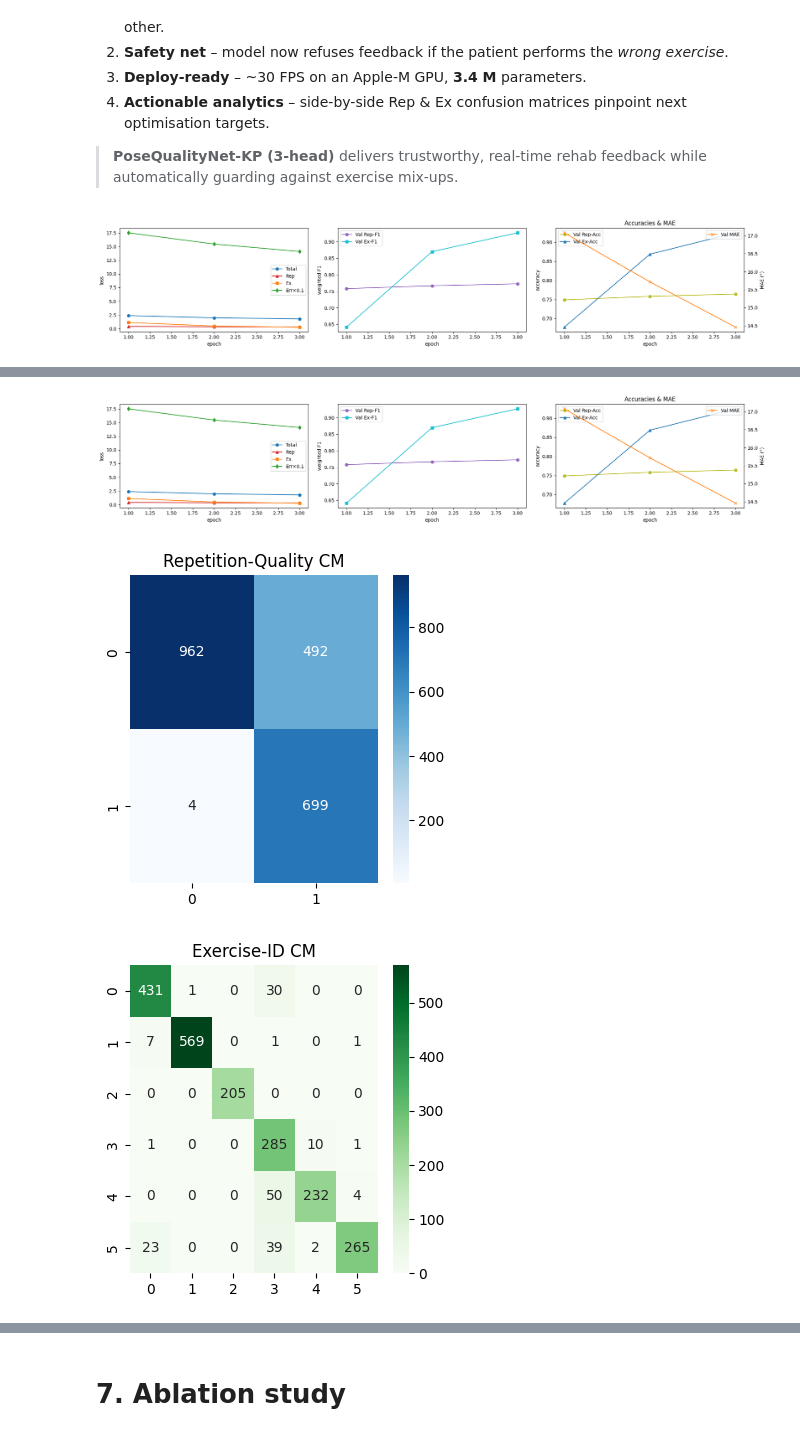
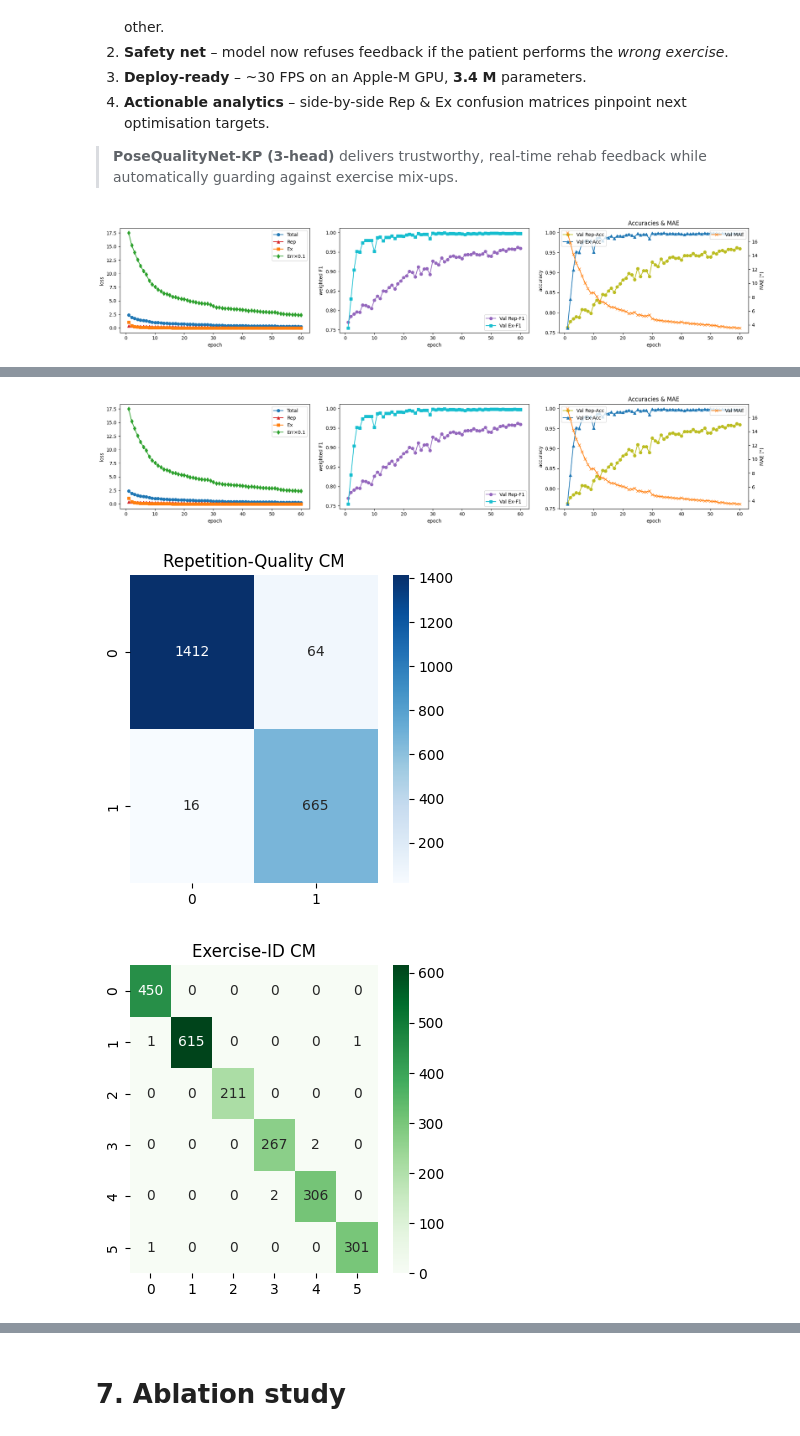
Before and after one commit to IS06-Jithin/RehabApp, a Jupyter notebook: model-training-scripts/model_training_keypoint_based_with_window_and_feedback.ipynb, the cells around one changed output, grey strips where cells are left out. Cells and saved outputs as stored; diff of their text form; code cells hidden in the pictures.

```diff
--- a/model-training-scripts/model_training_keypoint_based_with_window_and_feedback.ipynb
+++ b/model-training-scripts/model_training_keypoint_based_with_window_and_feedback.ipynb
@@ -1004,10 +1004,10 @@ def train(csv_file, keypt_root, *, epochs=60, batch=32, lr=3e-4):
     pd.DataFrame(history).to_json("metrics.json", indent=2)
 
 # ╭───────────────────────────── RUN ──────────────────────────────╮
-train(WIN_CSV, KEYPT_ROOT, epochs=3, batch=32, lr=3e-4)
+train(WIN_CSV, KEYPT_ROOT, epochs=60, batch=32, lr=3e-4)
 # ╰────────────────────────────────────────────────────────────────╯
 # %% [output]
-[figure, old version]
+[figure, new version]
 ### Per-epoch summary
 
 |    |   epoch |   train_tot |   train_rep |   train_ex |   train_err |   val_rep_f1 |   val_ex_f1 |   val_mae |   val_rep_acc |   val_ex_acc |
@@ -1024,7 +1027,7 @@ FPS:     6817.9
 Params:  3.41 M
-[figure, old version]
+[figure, new version]
-[figure, old version]
+[figure, new version]
-[figure, old version]
+[figure, new version]
 # %%
 # # ╭───────────────────────── CONSTANTS & HELPERS ─────────────────────────╮
 # PATIENCE         = 6
```
Also changed, not shown: parts of 5 cells of this notebook, 1 other file.
